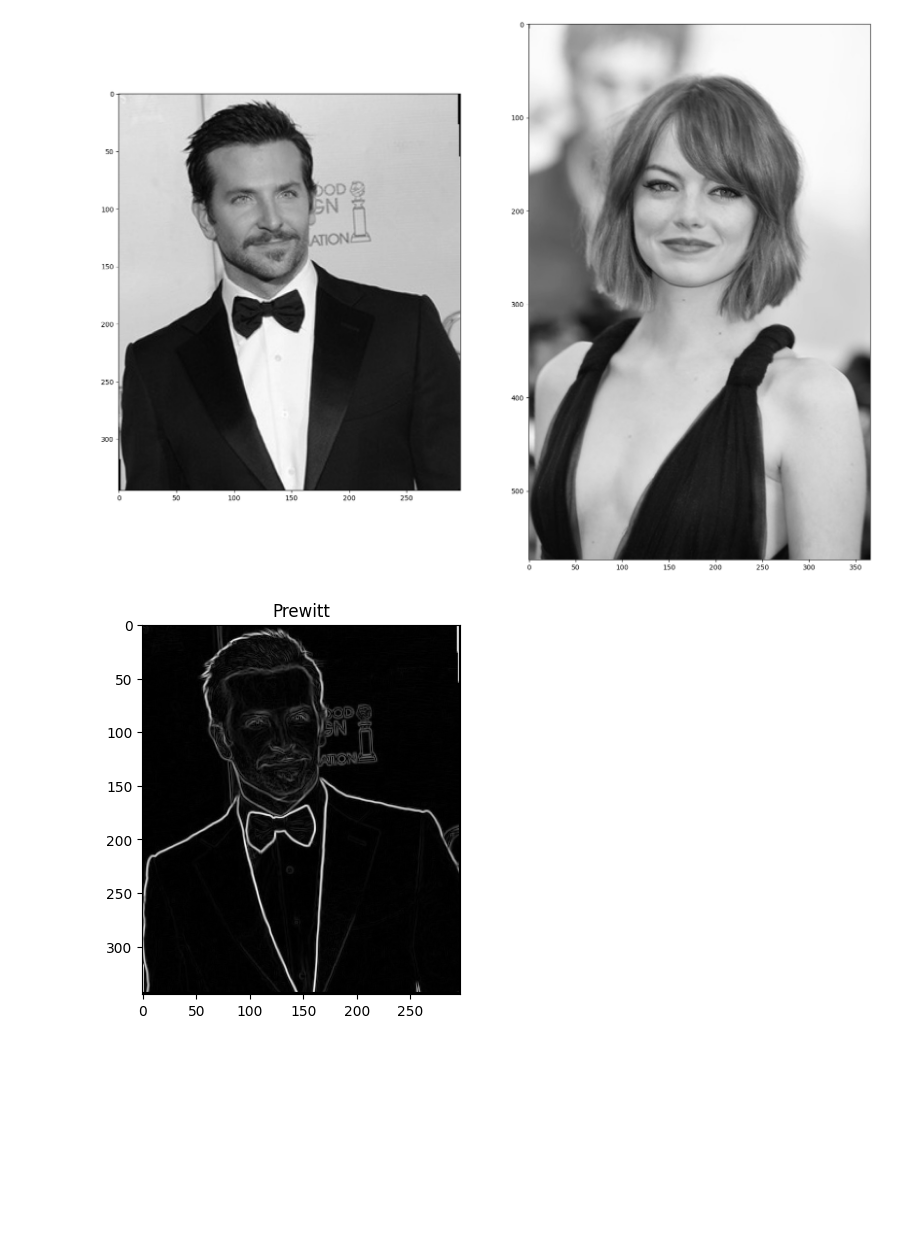
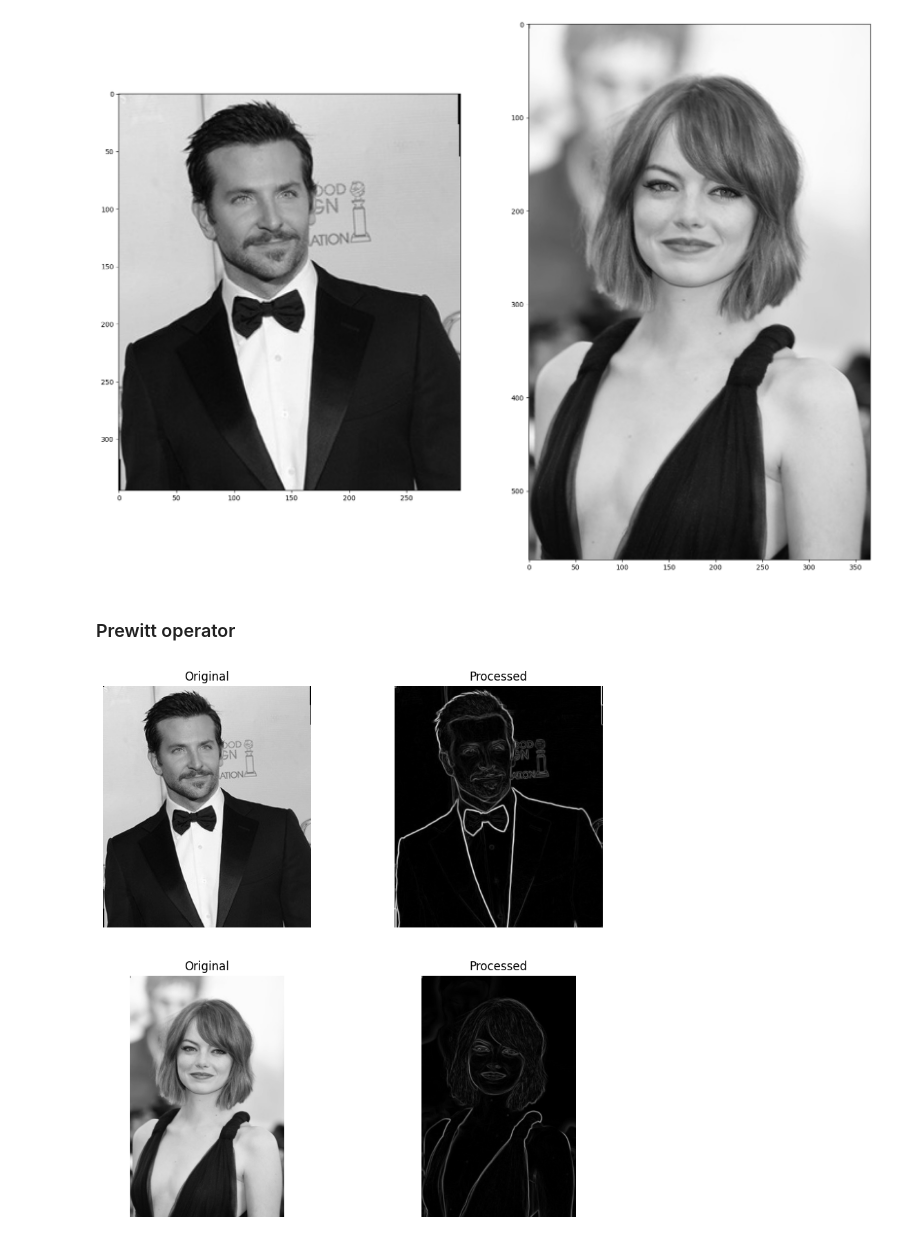
Before and after one commit to ProxPxD/AMiIU, a Jupyter notebook: 1_edge_detection_different_methods/gradient-based/gradient-based-implementation.ipynb, the cells around one changed output. Drawn from its saved outputs; the diff is of its cells as text; code cells hidden in the pictures; blank space fills up the shorter version.

Commit message:
gradient and laplacian finished'

```diff
--- a/1_edge_detection_different_methods/gradient-based/gradient-based-implementation.ipynb
+++ b/1_edge_detection_different_methods/gradient-based/gradient-based-implementation.ipynb
@@ -26,51 +87,35 @@ def visualize(imgs, format=None, gray=False):
 # %%
-image = utils.load_data('../canny/faces_imgs')
-utils.visualize(image, format="gray")
+images = utils.load_data('../canny/faces_imgs')
+utils.visualize(images, format="gray")
 # %% [output]
 [figure]
-# %%
-gray_img = np.array(image[0])
-
-# Prewitt Operator
-h, w = gray_img.shape
-# define filters
-horizontal = np.array([[-1, 0, 1], [-1, 0, 1], [-1, 0, 1]])  # s2
-vertical = np.array([[-1, -1, -1], [0, 0, 0], [1, 1, 1]])  # s1
-
-# define images with 0s
-newgradientImage = np.zeros((h, w))
-
-# offset by 1
-for i in range(1, h - 1):
-    for j in range(1, w - 1):
-        horizontalGrad = (horizontal[0, 0] * gray_img[i - 1, j - 1]) + \
-                         (horizontal[0, 1] * gray_img[i - 1, j]) + \
-                         (horizontal[0, 2] * gray_img[i - 1, j + 1]) + \
-                         (horizontal[1, 0] * gray_img[i, j - 1]) + \
-                         (horizontal[1, 1] * gray_img[i, j]) + \
-                         (horizontal[1, 2] * gray_img[i, j + 1]) + \
-                         (horizontal[2, 0] * gray_img[i + 1, j - 1]) + \
-                         (horizontal[2, 1] * gray_img[i + 1, j]) + \
-                         (horizontal[2, 2] * gray_img[i + 1, j + 1])
-
-        verticalGrad = (vertical[0, 0] * gray_img[i - 1, j - 1]) + \
-                       (vertical[0, 1] * gray_img[i - 1, j]) + \
-                       (vertical[0, 2] * gray_img[i - 1, j + 1]) + \
-                       (vertical[1, 0] * gray_img[i, j - 1]) + \
-                       (vertical[1, 1] * gray_img[i, j]) + \
-                       (vertical[1, 2] * gray_img[i, j + 1]) + \
-                       (vertical[2, 0] * gray_img[i + 1, j - 1]) + \
-                       (vertical[2, 1] * gray_img[i + 1, j]) + \
-                       (vertical[2, 2] * gray_img[i + 1, j + 1])
-
-        # Edge Magnitude
-        mag = np.sqrt(pow(horizontalGrad, 2.0) + pow(verticalGrad, 2.0))
-        newgradientImage[i - 1, j - 1] = mag
-
-
-plt.figure()
-plt.title('Prewitt')
-plt.imshow(newgradientImage, cmap='gray')
-plt.show()
-# %% [output]
-[figure, removed]
+# %% [markdown]
+### Prewitt operator
+# %%
+def prewitt_operator(image):
+
+    # Define kernels
+    kernel_x = np.array([[-1, 0, 1],
+                        [-1, 0, 1],
+                        [-1, 0, 1]])
+
+    kernel_y = np.array([[-1, -1, -1],
+                        [0, 0, 0],
+                        [1, 1, 1]])
+
+    # Apply kernels to the image
+    gradient_x = cv2.filter2D(image, -1, kernel_x)
+    gradient_y = cv2.filter2D(image, -1, kernel_y)
+
+    # Compute magnitude of gradients
+    magnitude = np.sqrt(gradient_x ** 2 + gradient_y ** 2)
+
+    # Normalize magnitude to 0-255
+    magnitude = (magnitude * 255 / np.max(magnitude)).astype(np.uint8)
+
+    return magnitude
+
+prewitt_results = apply_operator_to_images(images, prewitt_operator)
+show_edges(images, prewitt_results)
+# %% [output]
+[figure, added]
```
Also changed, not shown: parts of 13 cells of this notebook, 13 other files.
